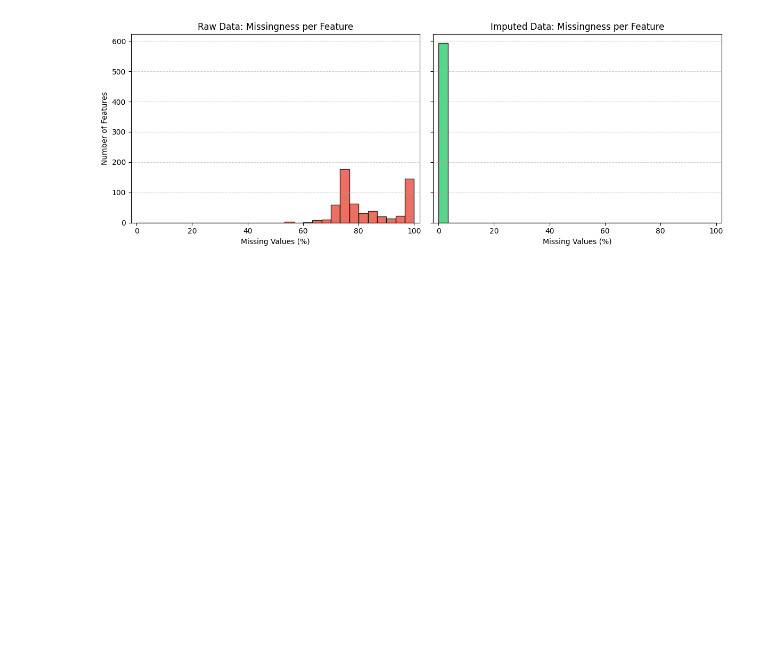
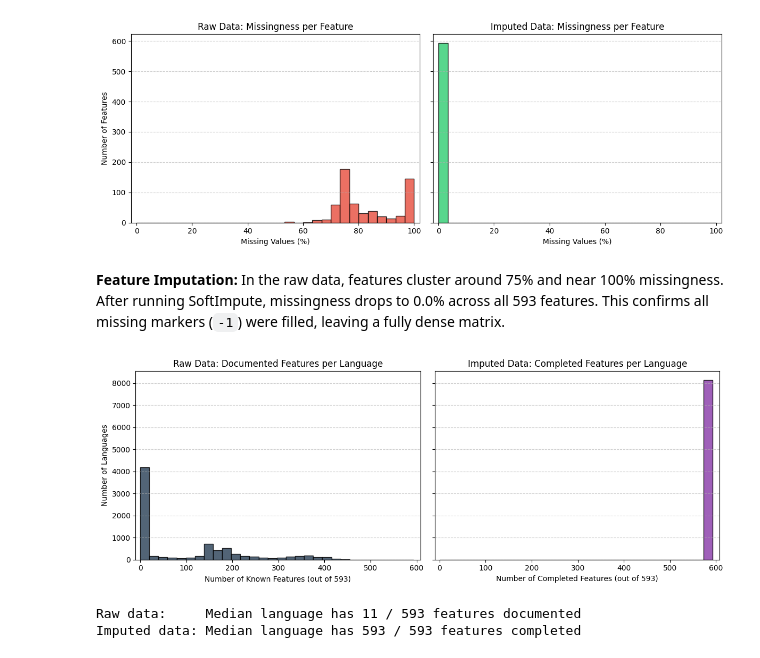
Before and after one commit to Rayan-Alam-UOIT/csci3052u-ml-project, a Jupyter notebook: milestone_2_eda.ipynb, the cells around one changed output. Drawn from its saved outputs; the diff is of its cells as text; code cells hidden in the pictures; blank space fills up the shorter version.

```diff
--- a/milestone_2_eda.ipynb
+++ b/milestone_2_eda.ipynb
@@ -52,3 +80,36 @@ plt.tight_layout()
 plt.show()
 # %% [output]
 [figure]
+# %% [markdown]
+**Feature Imputation:**
+In the raw data, features cluster around 75% and near 100% missingness. After running SoftImpute, missingness drops to 0.0% across all 593 features. This confirms all missing markers (`-1`) were filled, leaving a fully dense matrix.
+# %%
+# Calculate how many features are known (not -1) for each language
+raw_known_per_lang = np.sum(raw_data != -1, axis=1)
+imputed_known_per_lang = np.sum(imputed_data != -1, axis=1)
+
+fig, axes = plt.subplots(1, 2, figsize=(12, 4.5), sharex=True, sharey=True)
+
+# Raw Data Known Features per Language
+axes[0].hist(raw_known_per_lang, bins=30, range=(0, num_features), color='#34495e', edgecolor='black', alpha=0.85)
+axes[0].set_title('Raw Data: Documented Features per Language')
+axes[0].set_xlabel(f'Number of Known Features (out of {num_features})')
+axes[0].set_ylabel('Number of Languages')
+axes[0].grid(axis='y', linestyle='--', alpha=0.6)
+
+# Imputed Data Completed Features per Language
+axes[1].hist(imputed_known_per_lang, bins=30, range=(0, num_features), color='#8e44ad', edgecolor='black', alpha=0.85)
+axes[1].set_title('Imputed Data: Completed Features per Language')
+axes[1].set_xlabel(f'Number of Completed Features (out of {num_features})')
+axes[1].grid(axis='y', linestyle='--', alpha=0.6)
+
+plt.xlim(-10, num_features + 15)
+plt.tight_layout()
+plt.show()
+
+print(f"Raw data:     Median language has {np.median(raw_known_per_lang):.0f} / {num_features} features documented")
+print(f"Imputed data: Median language has {np.median(imputed_known_per_lang):.0f} / {num_features} features completed")
+# %% [output]
+[figure, new version]
+Raw data:     Median language has 11 / 593 features documented
+Imputed data: Median language has 593 / 593 features completed
```
Also changed, not shown: parts of 12 cells of this notebook.
